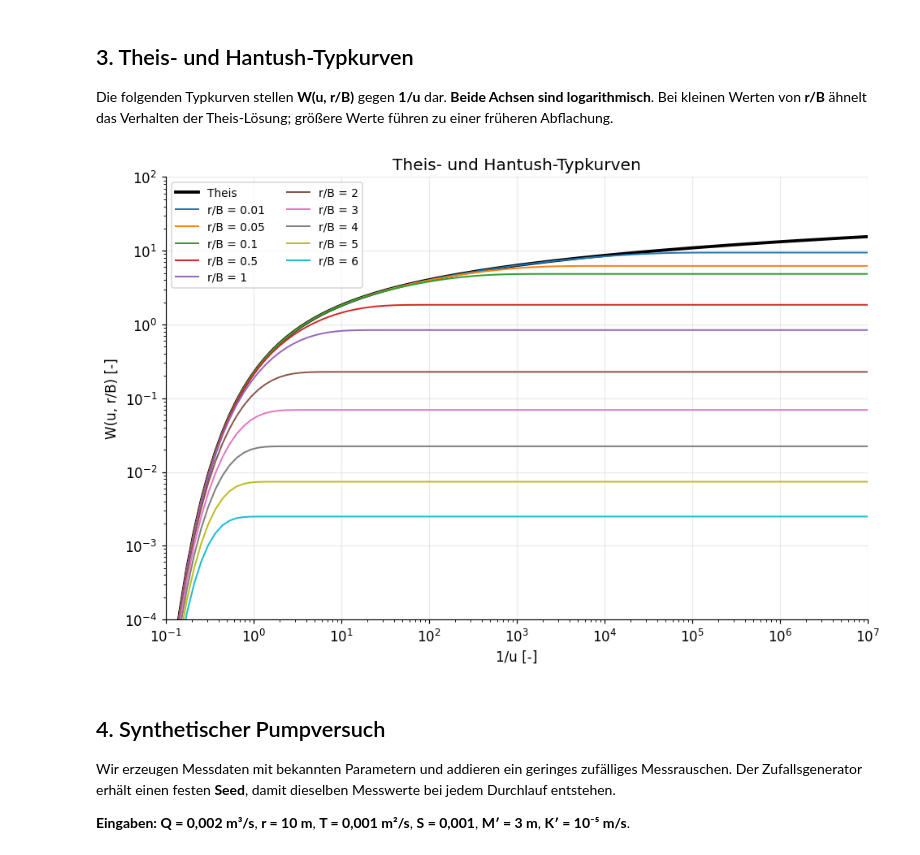
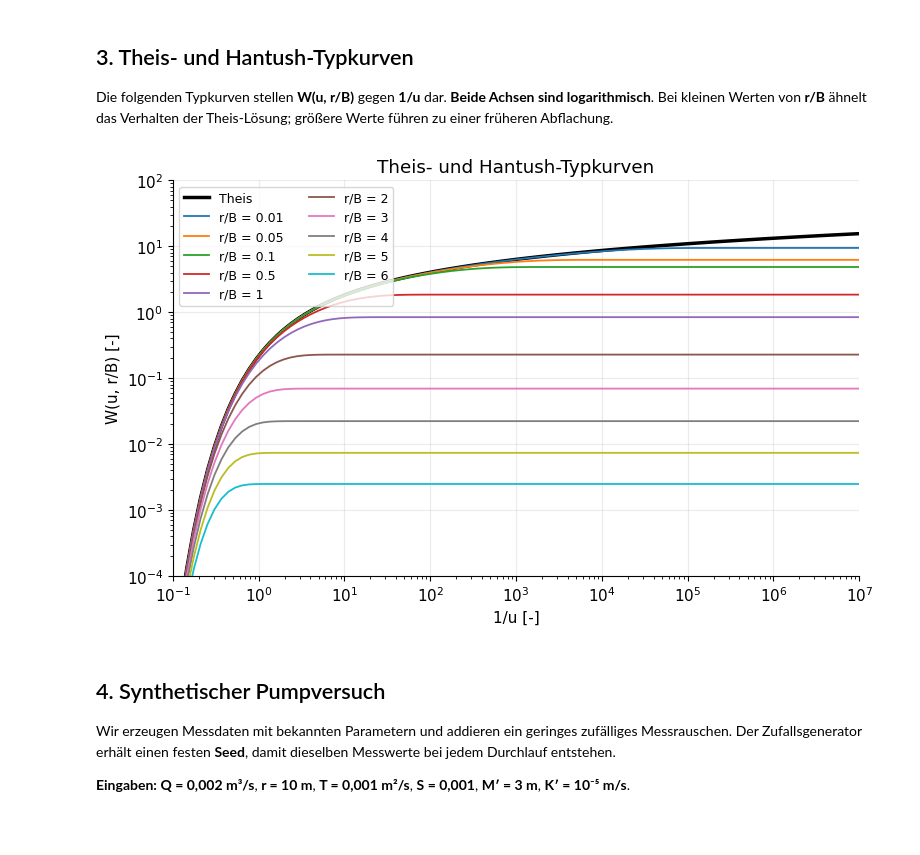
Before and after one commit to tanjaliesch/HydraulicMethods, a Jupyter notebook: Hantush/Hantush_DE.ipynb, the cells around one changed output. Drawn from its saved outputs; the diff is of its cells as text; code cells hidden in the pictures; blank space fills up the shorter version.

```diff
--- a/Hantush/Hantush_DE.ipynb
+++ b/Hantush/Hantush_DE.ipynb
@@ -75,8 +75,8 @@ from scipy.optimize import least_squares
 from scipy.special import exp1
 
 plt.rcParams.update({
-    "figure.figsize": (9, 5.2),
-    "figure.dpi": 110,
+    "figure.figsize": (7, 4.5),
+    "figure.dpi": 100,
     "axes.grid": True,
     "grid.alpha": 0.25,
     "font.size": 11,
@@ -189,19 +189,19 @@ Die folgenden Typkurven stellen **W(u, r/B)** gegen **1/u** dar. **Beide Achsen
 # %%
 rho_type = np.array([0.01, 0.05, 0.1, 0.5, 1, 2, 3, 4, 5, 6], dtype=float)
 u_type = np.logspace(-7, 1, 100)
 
-fig, ax = plt.subplots(figsize=(9, 6))
+fig, ax = plt.subplots(figsize=(8, 5))
 ax.loglog(1/u_type, exp1(u_type), color="black", linewidth=2.5, label="Theis")
 for rho in rho_type:
     w_h = np.array([hantush_well_function(float(u), float(rho)) for u in u_type])
     ax.loglog(1/u_type, w_h, linewidth=1.3, label=f"r/B = {rho:g}")
 ax.set(xlabel="1/u [-]", ylabel="W(u, r/B) [-]", title=LABELS['type_title'],
        xlim=(1e-1, 1e7), ylim=(1e-4, 1e2))
 ax.legend(ncol=2, fontsize=9)
 fig.tight_layout()
 plt.show()
 # %% [output]
-[figure, old version]
+[figure, new version]
 # %% [markdown]
 ## 4. Synthetischer Pumpversuch
 
```
Also changed, not shown: parts of 7 cells of this notebook, 1 other file.
